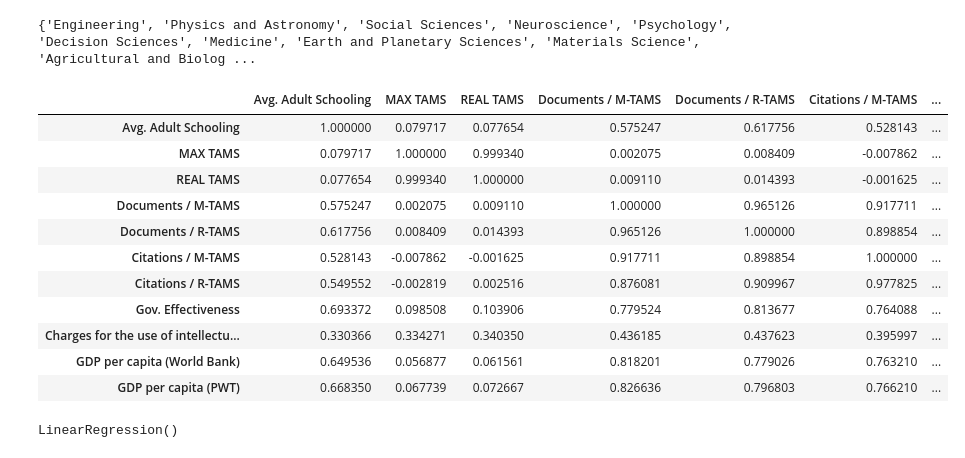
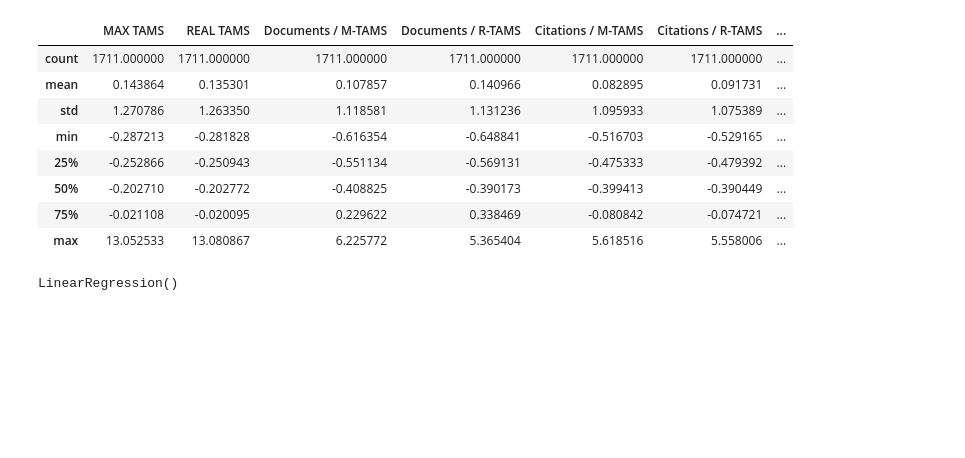
Before and after one commit to sadiogo/gdp_science, a Jupyter notebook: analyses/analyses_diogo.ipynb, the cells around one changed output. Saved outputs shown, nothing was run; the diff lists cells and outputs as text; code cells hidden in the pictures; blank space fills up the shorter version.

```diff
--- a/analyses/analyses_diogo.ipynb
+++ b/analyses/analyses_diogo.ipynb
@@ -59,0 +12,23 @@ for i, column in enumerate(df.columns.values):
+# %%
+import seaborn as sns
+import pandas as pd
+import numpy as np
+from sklearn import preprocessing
+sns.set()
+
+# pd.option_context('display.max_rows', None, 'display.max_columns', None)
+pd.set_option('display.max_columns', None)
+# pd.reset_option('display.max_columns')
+
+
+
+
+df = pd.read_csv('../outputs/db.csv', index_col=0)
+
+col_range = list(range(6,16)) + list(range(17,26)) + list(range(27,43))
+
+# df_2017 = df.loc[((df['Year'] == 2012) & (df['Subject'] == 'All')), ['Country','GDP per capita (World Bank)', 'GDP per capita (PWT)', 'Documents', 'H index', 'Citations', 'Self-citations', 'Population', 'Citations per Document', 'Avg. Adult Schooling', 'MAX TAMS', 'REAL TAMS', 'Documents / M-TAMS', 'Documents / R-TAMS', 'Citations / M-TAMS', 'Citations / R-TAMS', 'Gov. Effectiveness']]
+
+
+for i, column in enumerate(df.columns.values):
+    print(f"{i} - {column}")
@@ -78,6 +91,14 @@ def rearrange_db(df, year, step, subjects=['All']):
 
     return df_rearranged
 
-df_rearranged = rearrange_db(df, 2017, 1)
-df_rearranged
+subjects = ['All']
+df_rearranged = rearrange_db(df, 2017, 3, subjects)
+col_range_rearranged = [2,3] + list(range(8,18)) + list(range(19,26)) + list(range(27,43))
+df_rearranged, df_rearranged_mean, df_rearranged_std = standard_scaler(df_rearranged, col_range_rearranged)
+
+df_normal = df_rearranged[(df_rearranged.iloc[:, col_range_rearranged] <= 2.5) & (df_rearranged.iloc[:, col_range_rearranged] >= -2.5)]
+df_normal.describe()
+# df_rearranged.sort_values(by='GDP per capita (PWT)', inplace=True, ascending=False)
+print (set(df['Subject'].values))
+df_rearranged.corr()
 # %% [output]
@@ -278,26 +167,23 @@ for i, column in enumerate(df_rearranged.columns.values):
 # %%
-col_range = list(range(17,27)) + [2, 3]
+col_range = list(range(20,28)) + [2, 3]
 
 # df_saturated = df[(df['Subject'] == 'All') & (df['Year'] <= 2017) & (df['Year'] >= 2000) & (df['Sink OFC'] != 'Yes')].iloc[:, col_range].dropna()
 
 df_saturated = df_rearranged[(df_rearranged['Sink OFC'] != 'Yes')].iloc[:, col_range].dropna()
+# df_saturated = df_saturated[(df_saturated.iloc[:, 1:] <= 2.5) & (df_saturated.iloc[:, 1:] >= -2.5)]
+df_saturated = df_saturated[(df_saturated['GDP per capita (PWT)'] <= 2.5) & (df_saturated['GDP per capita (PWT)'] >= -2.5)]
 
-print (set(df['Subject'].values))
 
-df_saturated.corr()
+df_saturated.describe()
 # %% [output]
-{'Engineering', 'Physics and Astronomy', 'Social Sciences', 'Neuroscience', 'Psychology', 'Decision Sciences', 'Medicine', 'Earth and Planetary Sciences', 'Materials Science', 'Agricultural and Biolog ...
-|  | Avg. Adult Schooling | MAX TAMS | REAL TAMS | Documents / M-TAMS | Documents / R-TAMS | Citations / M-TAMS | ... |
-| Avg. Adult Schooling | 1.000000 | 0.079717 | 0.077654 | 0.575247 | 0.617756 | 0.528143 | ... |
-| MAX TAMS | 0.079717 | 1.000000 | 0.999340 | 0.002075 | 0.008409 | -0.007862 | ... |
-| REAL TAMS | 0.077654 | 0.999340 | 1.000000 | 0.009110 | 0.014393 | -0.001625 | ... |
-| Documents / M-TAMS | 0.575247 | 0.002075 | 0.009110 | 1.000000 | 0.965126 | 0.917711 | ... |
-| Documents / R-TAMS | 0.617756 | 0.008409 | 0.014393 | 0.965126 | 1.000000 | 0.898854 | ... |
-| Citations / M-TAMS | 0.528143 | -0.007862 | -0.001625 | 0.917711 | 0.898854 | 1.000000 | ... |
-| Citations / R-TAMS | 0.549552 | -0.002819 | 0.002516 | 0.876081 | 0.909967 | 0.977825 | ... |
-| Gov. Effectiveness | 0.693372 | 0.098508 | 0.103906 | 0.779524 | 0.813677 | 0.764088 | ... |
-| Charges for the use of intellectu... | 0.330366 | 0.334271 | 0.340350 | 0.436185 | 0.437623 | 0.395997 | ... |
-| GDP per capita (World Bank) | 0.649536 | 0.056877 | 0.061561 | 0.818201 | 0.779026 | 0.763210 | ... |
-| GDP per capita (PWT) | 0.668350 | 0.067739 | 0.072667 | 0.826636 | 0.796803 | 0.766210 | ... |
+|  | MAX TAMS | REAL TAMS | Documents / M-TAMS | Documents / R-TAMS | Citations / M-TAMS | Citations / R-TAMS | ... |
+| count | 1711.000000 | 1711.000000 | 1711.000000 | 1711.000000 | 1711.000000 | 1711.000000 | ... |
+| mean | 0.143864 | 0.135301 | 0.107857 | 0.140966 | 0.082895 | 0.091731 | ... |
+| std | 1.270786 | 1.263350 | 1.118581 | 1.131236 | 1.095933 | 1.075389 | ... |
+| min | -0.287213 | -0.281828 | -0.616354 | -0.648841 | -0.516703 | -0.529165 | ... |
+| 25% | -0.252866 | -0.250943 | -0.551134 | -0.569131 | -0.475333 | -0.479392 | ... |
+| 50% | -0.202710 | -0.202772 | -0.408825 | -0.390173 | -0.399413 | -0.390449 | ... |
+| 75% | -0.021108 | -0.020095 | 0.229622 | 0.338469 | -0.080842 | -0.074721 | ... |
+| max | 13.052533 | 13.080867 | 6.225772 | 5.365404 | 5.618516 | 5.558006 | ... |
 # %%
 from sklearn.model_selection import train_test_split
```
Also changed, not shown: parts of 26 cells of this notebook, 3 other files.
